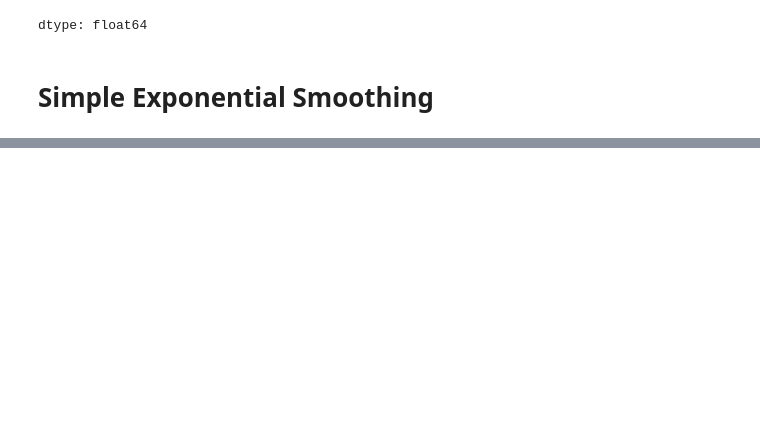
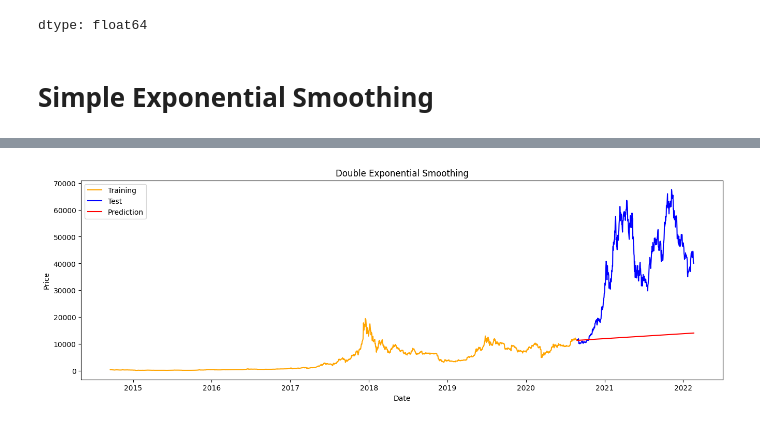
Before and after one commit to DarshanaHeendeniya/ML_Learning, a Jupyter notebook: Bitcoin_Price.ipynb, the cells around one changed output, grey strips where cells are left out. Cells and saved outputs as stored; diff of their text form; code cells hidden in the pictures; blank space fills up the shorter version.

```diff
--- a/Bitcoin_Price.ipynb
+++ b/Bitcoin_Price.ipynb
@@ -397,0 +422,4 @@ model_fit = model.fit()
+# %%
+model_double = ExponentialSmoothing(train, trend = 'add', seasonal = None).fit()
+prediction_double = model_double.forecast(len(test))
+prediction_double.tail()
@@ -397,0 +434,12 @@ model_fit = model.fit()
+# %%
+plt.figure(figsize = (16,5))
+plt.plot(train, label = 'Training', color = 'orange')
+plt.plot(test, label = 'Test', color = 'blue')
+plt.plot(prediction_double, label = 'Prediction', color = 'red')
+plt.xlabel('Date')
+plt.ylabel('Price')
+plt.title('Double Exponential Smoothing')
+plt.legend()
+plt.show()
+# %% [output]
+[figure, added]
```
Also changed, not shown: parts of 6 cells of this notebook.
